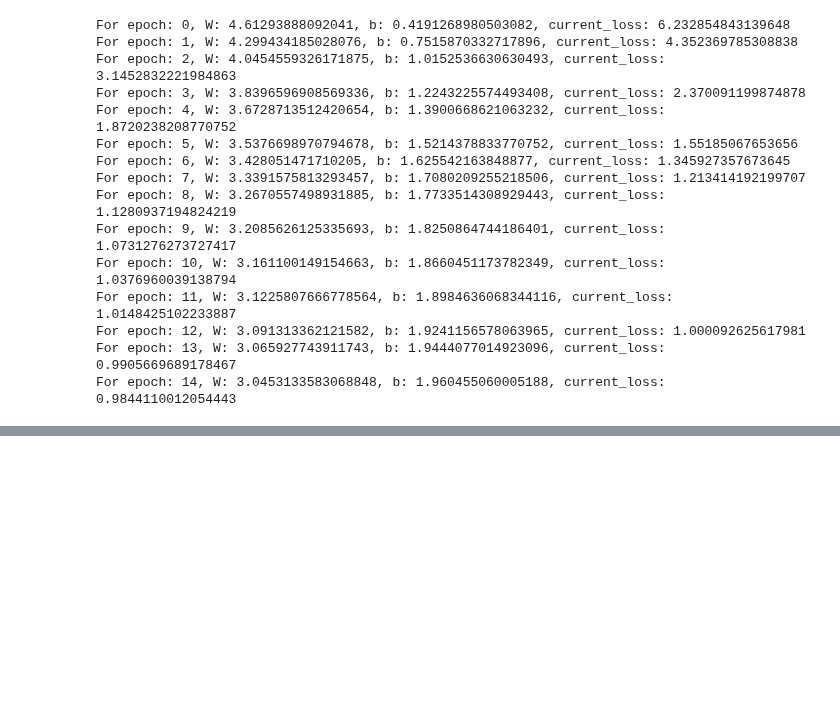
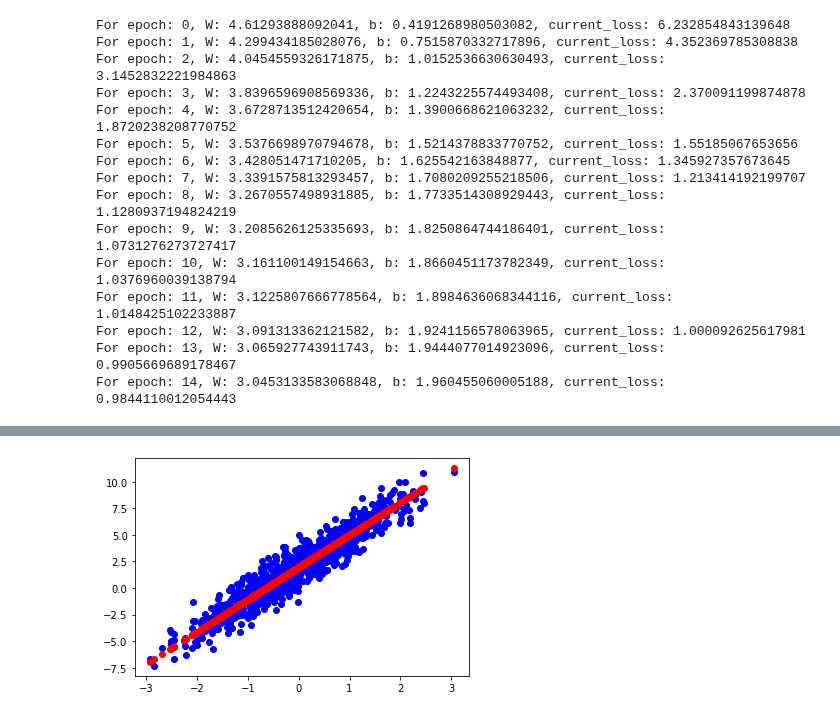
Before and after one commit to TUCchkul/ComputerVision-Object-Detection-and-Object-Tracking, a Jupyter notebook: TensorFlow/Simple Linear Regression.ipynb, the cells around one changed output, grey strips where cells are left out. Drawn from its saved outputs; the diff is of its cells as text; code cells hidden in the pictures; blank space fills up the shorter version.

```diff
--- a/TensorFlow/Simple Linear Regression.ipynb
+++ b/TensorFlow/Simple Linear Regression.ipynb
@@ -141,0 +146,7 @@ plt.plot([TRUE_W]*epochs, "r--", [TRUE_B]*epochs, "b--")
+# %%
+plt.scatter(x,y,c="b")
+pred_y=model(x)# after train the model
+plt.scatter(x, pred_y, c="r")
+plt.show()
+# %% [output]
+[figure, added]
```
Also changed, not shown: parts of 1 cell of this notebook.
